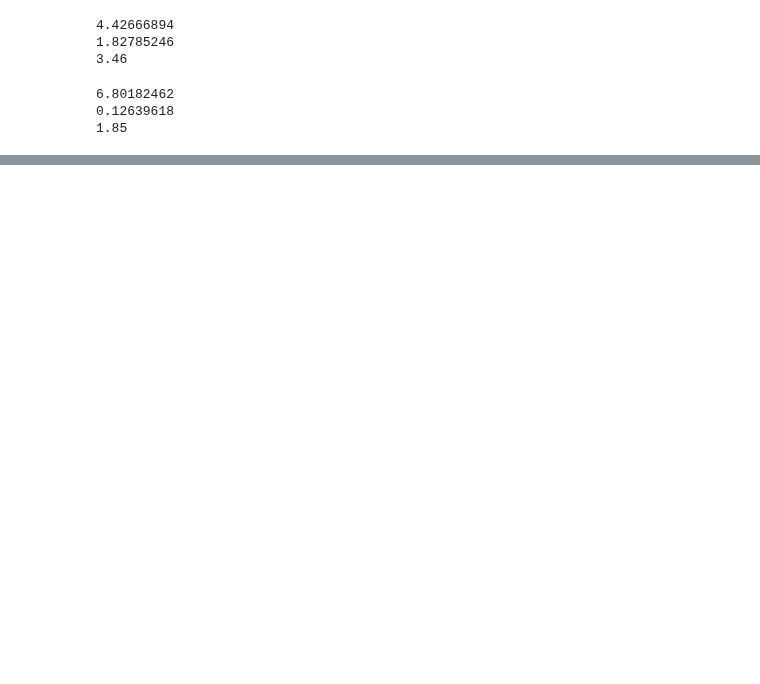
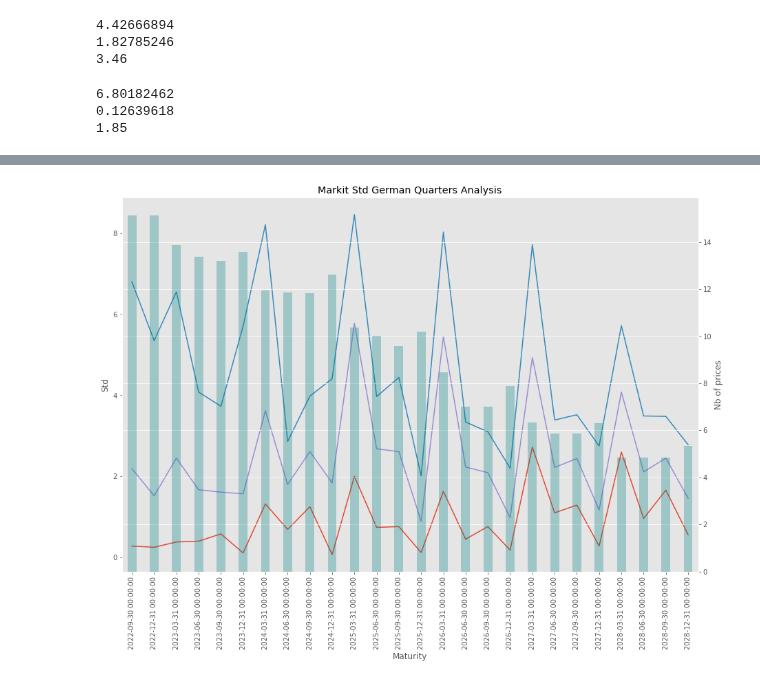
Before and after one commit to romain109/Power-Europe, a Jupyter notebook: Notebooks/Analyse std.ipynb, the cells around one changed output, grey strips where cells are left out. Cells and saved outputs as stored; diff of their text form; code cells hidden in the pictures; blank space fills up the shorter version.

```diff
--- a/Notebooks/Analyse std.ipynb
+++ b/Notebooks/Analyse std.ipynb
@@ -5,6 +5,10 @@
 import pandas as pd
 import numpy as np
 import datetime as dt
+import matplotlib as mpl
+import matplotlib.pyplot as plt
+plt.style.use('ggplot')
+import os
 from os import *
 from os.path import *
 import xlwings as xw
@@ -98,9 +99,16 @@ recap_Ger_quarters
 # %%
-for j in np.arange(0,recap_Ger_quarters.shape[1]):
-        recap_Ger_quarters.iloc[0,j] = data.loc[(data['ns1:Underlying'] == 'GERMAN POWER - BASELOAD') & (data['ns1:EndDate']== recap_Ger_quarters.columns[j]) ,:]["ns1:StandardDeviationPrice"].min()
+quarters = data.loc[(data['ns1:Underlying'] == 'GERMAN POWER - BASELOAD') & (data['ns1:Period'] == 'Quarter' ) ,["ns1:EndDate"]]["ns1:EndDate"].unique()
+recap_Ger_quarters = pd.DataFrame(columns = quarters, index = ['Min', 'Average', 'Max', 'Nb of Prices'] )
 
 for j in np.arange(0,recap_Ger_quarters.shape[1]):
-        recap_Ger_quarters.iloc[1,j] = data.loc[(data['ns1:Underlying'] == 'GERMAN POWER - BASELOAD') & (data['ns1:EndDate']== recap_Ger_quarters.columns[j]) ,:]["ns1:StandardDeviationPrice"].mean()
+        recap_Ger_quarters.iloc[0,j] = round(data.loc[(data['ns1:Underlying'] == 'GERMAN POWER - BASELOAD') & (data['ns1:EndDate']== recap_Ger_quarters.columns[j]) ,:]["ns1:StandardDeviationPrice"].min(),2)
+for j in np.arange(0,recap_Ger_quarters.shape[1]):
+        recap_Ger_quarters.iloc[1,j] = round(data.loc[(data['ns1:Underlying'] == 'GERMAN POWER - BASELOAD') & (data['ns1:EndDate']== recap_Ger_quarters.columns[j]) ,:]["ns1:StandardDeviationPrice"].mean(),2)
+for j in np.arange(0,recap_Ger_quarters.shape[1]):
+        recap_Ger_quarters.iloc[2,j] = round(data.loc[(data['ns1:Underlying'] == 'GERMAN POWER - BASELOAD') & (data['ns1:EndDate']== recap_Ger_quarters.columns[j]) ,:]["ns1:StandardDeviationPrice"].max(),2)
+for j in np.arange(0,recap_Ger_quarters.shape[1]):
+        recap_Ger_quarters.iloc[3,j] =  round(data.loc[(data['ns1:Underlying'] == 'GERMAN POWER - BASELOAD') & (data['ns1:EndDate']== recap_Ger_quarters.columns[j]) ,:]["ns1:NumberAcceptedPrice"].mean(),2)
 
-for j in np.arange(0,recap_Ger_quarters.shape[1]):
-        recap_Ger_quarters.iloc[2,j] = data.loc[(data['ns1:Underlying'] == 'GERMAN POWER - BASELOAD') & (data['ns1:EndDate']== recap_Ger_quarters.columns[j]) ,:]["ns1:StandardDeviationPrice"].max()
+
+recap_Ger_quarters.dropna(inplace = True, axis='columns' )
+recap_Ger_quarters
@@ -141,0 +122,14 @@ for j in np.arange(0,recap_Ger_quarters.shape[1]):
+# %%
+plt.figure(figsize=(15, 10))
+plt.title("Markit Std German Quarters Analysis")
+
+ax1= recap_Ger_quarters.loc['Min'].plot()
+recap_Ger_quarters.loc['Max'].plot()
+recap_Ger_quarters.loc['Average'].plot()
+ax1.set_xlabel("Maturity")
+ax1.set_ylabel("Std")
+
+ax2 = recap_Ger_quarters.loc['Nb of Prices'].plot(kind = 'bar',secondary_y = True, color = 'teal', width = 0.4, alpha = 0.3)
+ax2.set_ylabel("Nb of prices");
+# %% [output]
+[figure, added]
```
Also changed, not shown: parts of 14 cells of this notebook.
